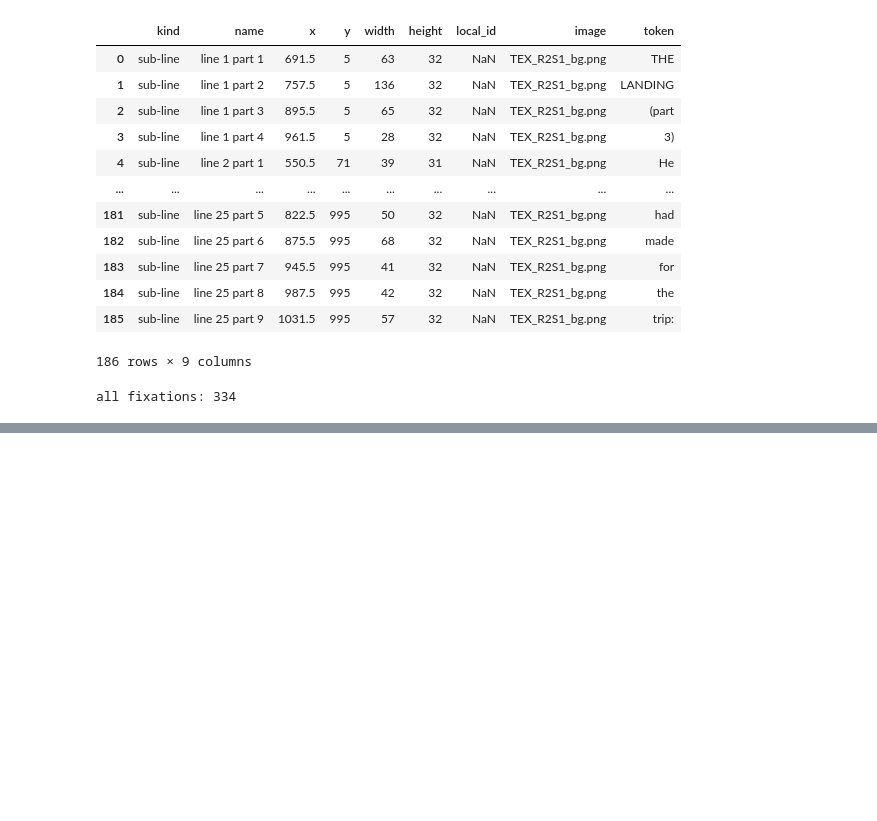
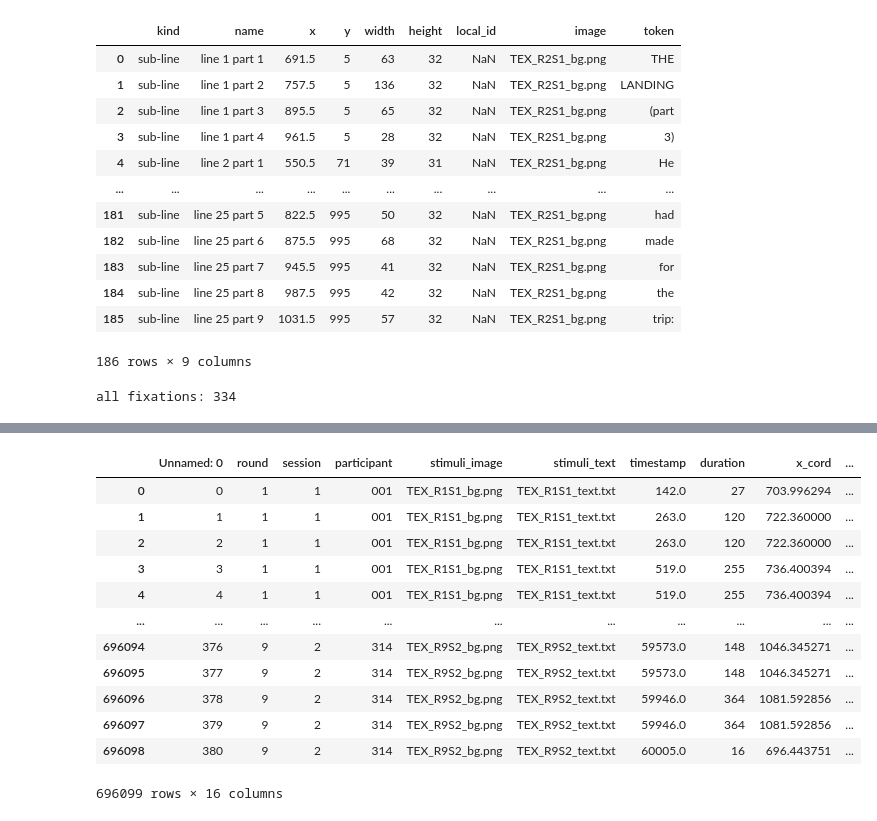
Before and after one commit to sdotpeng/EMIB, a Jupyter notebook: GazeBase.ipynb, the cells around one changed output, grey strips where cells are left out. Drawn from its saved outputs; the diff is of its cells as text; code cells hidden in the pictures; blank space fills up the shorter version.

Commit message:
Compose Hit Test

```diff
--- a/GazeBase.ipynb
+++ b/GazeBase.ipynb
@@ -91,0 +159,2 @@ UnboundLocalError: local variable 'file_name' referenced before assignment
+# %%
+res = pd.read_csv('Hit_Test_Result.csv', dtype=datatype)
@@ -91,0 +183,16 @@ UnboundLocalError: local variable 'file_name' referenced before assignment
+# %%
+res
+# %% [output]
+|  | Unnamed: 0 | round | session | participant | stimuli_image | stimuli_text | timestamp | duration | x_cord | ... |
+| 0 | 0 | 1 | 1 | 001 | TEX_R1S1_bg.png | TEX_R1S1_text.txt | 142.0 | 27 | 703.996294 | ... |
+| 1 | 1 | 1 | 1 | 001 | TEX_R1S1_bg.png | TEX_R1S1_text.txt | 263.0 | 120 | 722.360000 | ... |
+| 2 | 2 | 1 | 1 | 001 | TEX_R1S1_bg.png | TEX_R1S1_text.txt | 263.0 | 120 | 722.360000 | ... |
+| 3 | 3 | 1 | 1 | 001 | TEX_R1S1_bg.png | TEX_R1S1_text.txt | 519.0 | 255 | 736.400394 | ... |
+| 4 | 4 | 1 | 1 | 001 | TEX_R1S1_bg.png | TEX_R1S1_text.txt | 519.0 | 255 | 736.400394 | ... |
+| ... | ... | ... | ... | ... | ... | ... | ... | ... | ... | ... |
+| 696094 | 376 | 9 | 2 | 314 | TEX_R9S2_bg.png | TEX_R9S2_text.txt | 59573.0 | 148 | 1046.345271 | ... |
+| 696095 | 377 | 9 | 2 | 314 | TEX_R9S2_bg.png | TEX_R9S2_text.txt | 59573.0 | 148 | 1046.345271 | ... |
+| 696096 | 378 | 9 | 2 | 314 | TEX_R9S2_bg.png | TEX_R9S2_text.txt | 59946.0 | 364 | 1081.592856 | ... |
+| 696097 | 379 | 9 | 2 | 314 | TEX_R9S2_bg.png | TEX_R9S2_text.txt | 59946.0 | 364 | 1081.592856 | ... |
+| 696098 | 380 | 9 | 2 | 314 | TEX_R9S2_bg.png | TEX_R9S2_text.txt | 60005.0 | 16 | 696.443751 | ... |
+696099 rows × 16 columns
```
Also changed, not shown: parts of 30 cells of this notebook, 17 other files.
